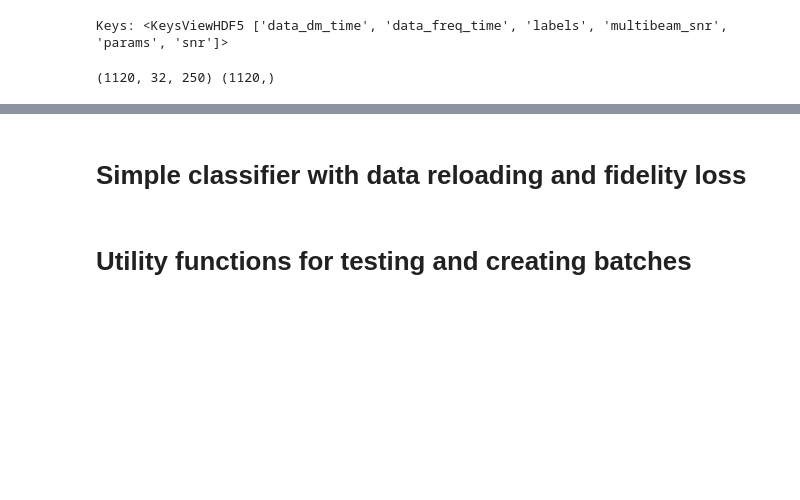
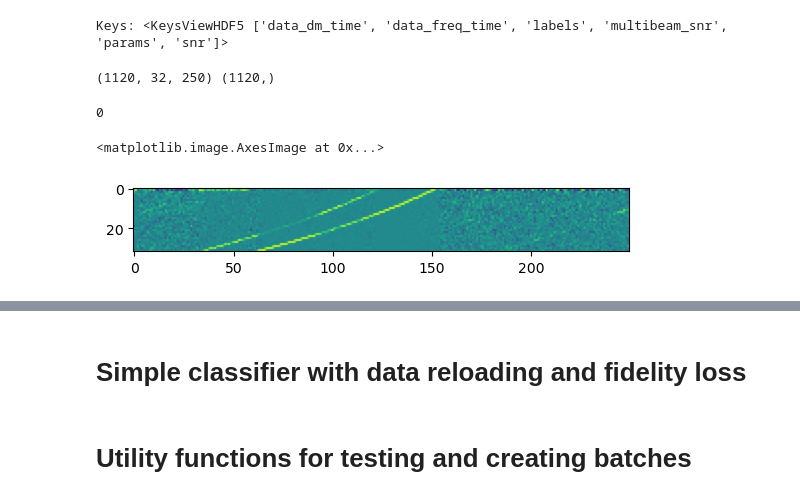
Before and after one commit to QuantumRadioAstronomy/1QBit_FRB, a Jupyter notebook: reupload_pennylane_simFRB.ipynb, the cells around one changed output, grey strips where cells are left out. Cells and saved outputs as stored; diff of their text form; code cells hidden in the pictures; blank space fills up the shorter version.

```diff
--- a/reupload_pennylane_simFRB.ipynb
+++ b/reupload_pennylane_simFRB.ipynb
@@ -95,3 +95,11 @@ data_norm = data_wo_median/stddev[:,np.newaxis,:]
 
 #Collapse along frequency
 data_collapsed = np.sum(data_norm, axis=1)
+# %%
+i=10
+print (labels_subset[i])
+plt.imshow(data_norm[i,:,:])
+# %% [output]
+0
+<matplotlib.image.AxesImage at 0x...>
+[figure, added]
```
Also changed, not shown: parts of 6 cells of this notebook.
